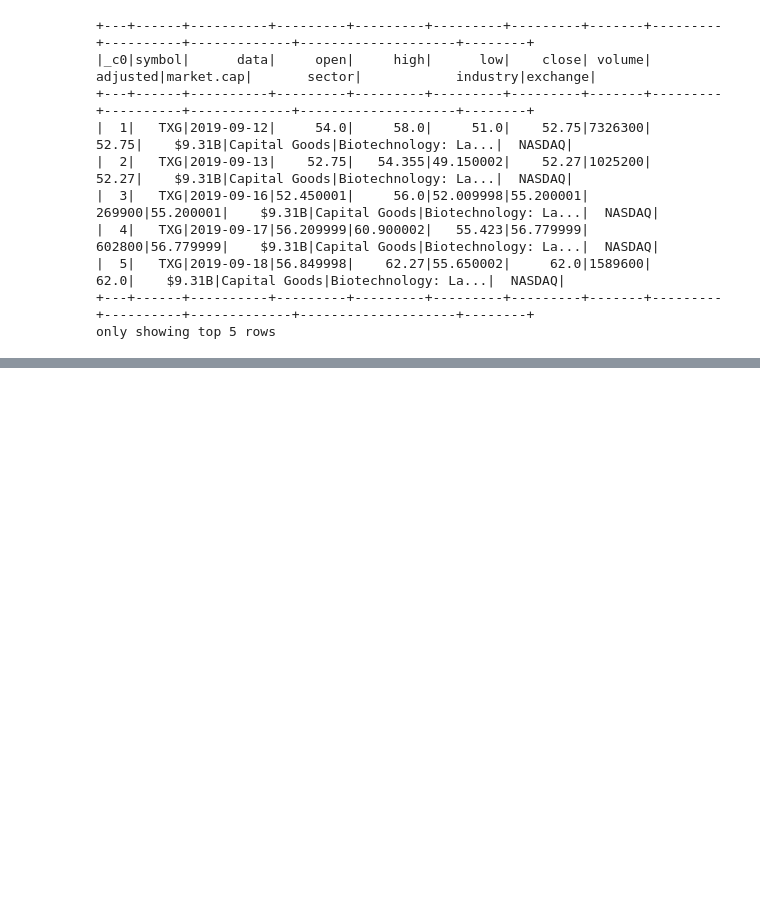
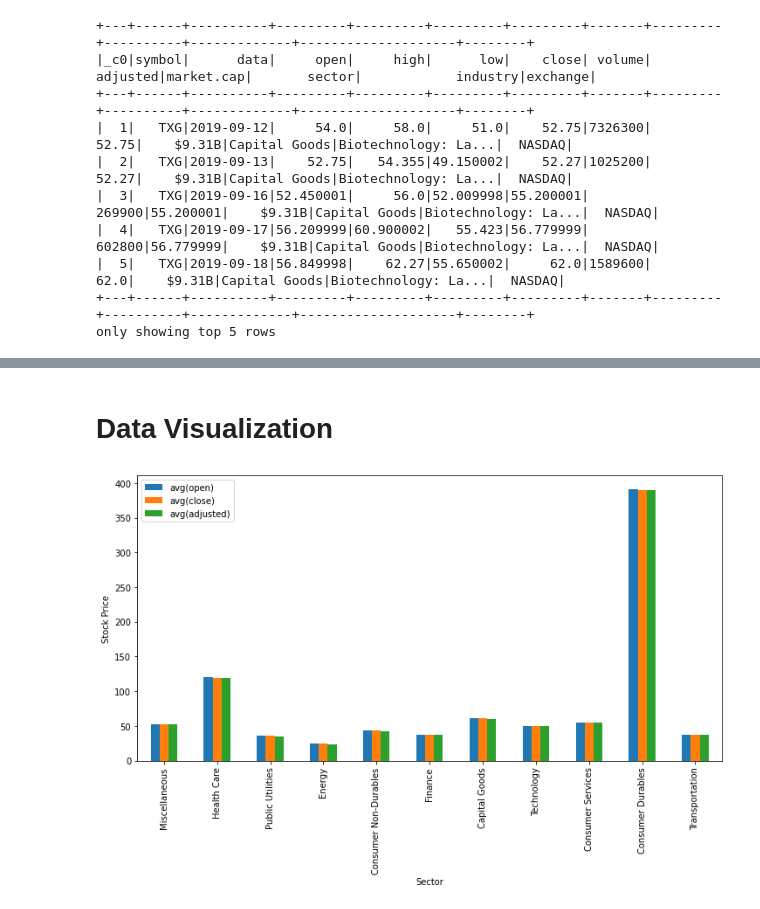
Before and after one commit to saket1471/learn-spark, a Jupyter notebook: notebooks/Spark101.ipynb, the cells around one changed output, grey strips where cells are left out. Saved outputs shown, nothing was run; the diff lists cells and outputs as text; code cells hidden in the pictures; blank space fills up the shorter version.

Commit message:
Updated for visualization

```diff
--- a/notebooks/Spark101.ipynb
+++ b/notebooks/Spark101.ipynb
@@ -124,7 +126,7 @@ data_schema = [
                StructField('close', DoubleType(), True),
                StructField('volume', IntegerType(), True),
                StructField('adjusted', DoubleType(), True),
-               StructField('market.cap', StringType(), True),
+               StructField('market_cap', StringType(), True),
                StructField('sector', StringType(), True),
                StructField('industry', StringType(), True),
                StructField('exchange', StringType(), True),
@@ -383,0 +669,2 @@ only showing top 5 rows
+# %% [markdown]
+# Data Visualization
@@ -383,0 +673,20 @@ only showing top 5 rows
+# %%
+
+sec_df =  data.select(['sector',
+                       'open',
+                       'close',
+                       'adjusted']
+                     )\
+                     .groupBy('sector')\
+                     .mean()\
+                     .toPandas()
+
+ind = list(range(12))
+
+ind.pop(6)
+
+sec_df.iloc[ind ,:].plot(kind = 'bar', x='sector', y = sec_df.columns.tolist()[1:],
+                         figsize=(12, 6), ylabel = 'Stock Price', xlabel = 'Sector')
+plt.show()
+# %% [output]
+[figure, added]
```
Also changed, not shown: parts of 31 cells of this notebook.
